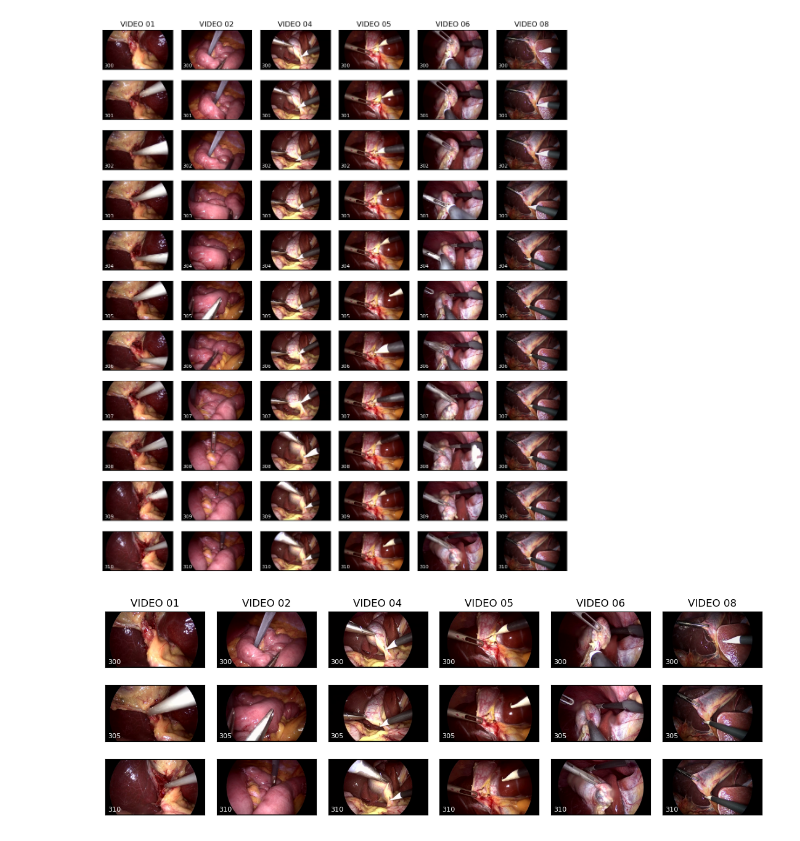
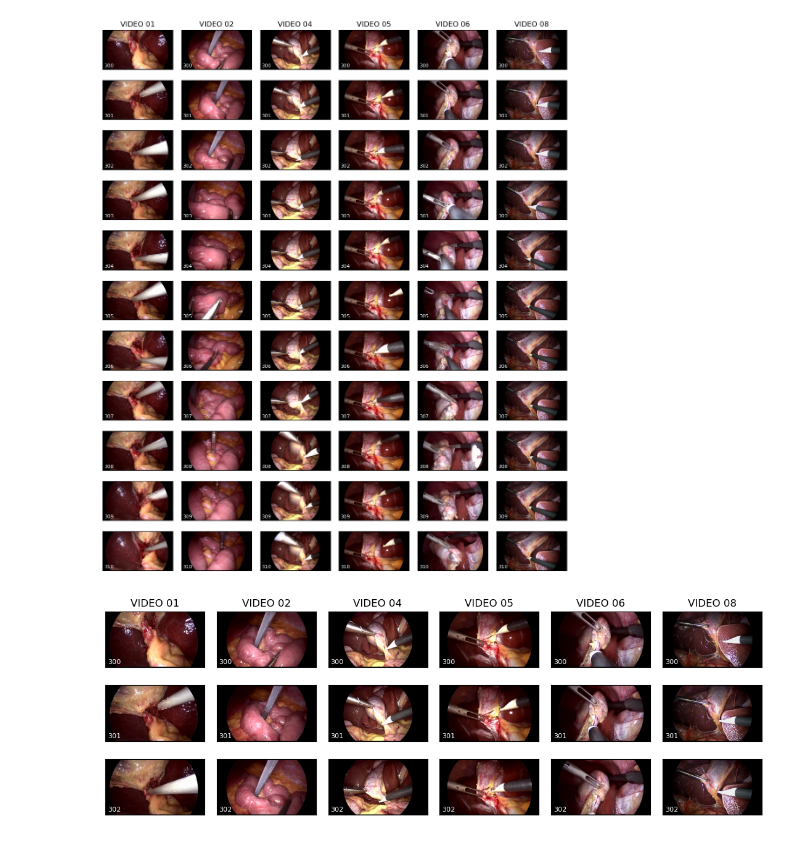
Before and after one commit to ayr2111/pdls-final-project, a Jupyter notebook: analysis_downsampling.ipynb, the cells around one changed output. Saved outputs shown, nothing was run; the diff lists cells and outputs as text; code cells hidden in the pictures.

```diff
--- a/analysis_downsampling.ipynb
+++ b/analysis_downsampling.ipynb
@@ -6,7 +6,7 @@ import matplotlib.image as mpimg
 import numpy as np
 import pandas as pd
 # %%
-video_dir = '/home/jupyter/data/CholecT45/data/'
+video_dir = '/home/jupyter/CholecT45/data/'
 # %%
 VID_IDS = ['01', '02', '04', '05','06','08']
 NUM_IMAGES = 11
@@ -34,22 +34,23 @@ plt.tight_layout()
 # %%
 NUM_IMAGES = 3
 fig, axes = plt.subplots(figsize=(11,4), ncols=len(VID_IDS), nrows=NUM_IMAGES, sharex=True, sharey=True)
 axes = axes.T.flatten()
 
 imgs = []
 frame = []
 for v in VID_IDS:
-    imgs.extend([mpimg.imread(os.path.join(video_dir, f'VID{v}/' + f'{(i*5)+300:06d}.png')) for i in range(NUM_IMAGES)])
-    frame.extend([(i*5)+300 for i in range(NUM_IMAGES)])
+    imgs.extend([mpimg.imread(os.path.join(video_dir, f'VID{v}/' + f'{i+300:06d}.png')) for i in range(NUM_IMAGES)])
+    frame.extend([i+300 for i in range(NUM_IMAGES)])
 
 for i, (img, ax) in enumerate(zip(imgs, axes)):
     ax.imshow(img)
     ax.set_xticks([])
     ax.set_yticks([])
     if (i % NUM_IMAGES == 0):
         ax.set_title(f'VIDEO {VID_IDS[int((i+1)/NUM_IMAGES)]}')
     ax.text(20,450, f'{frame[i]:d}', fontsize=8, color='white')
 
 plt.tight_layout()
+fig.savefig('/home/jupyter/pdls-final-project/img_src/video_frames_example.png', dpi=500)
 # %% [output]
-[figure, old version]
+[figure, new version]
```
